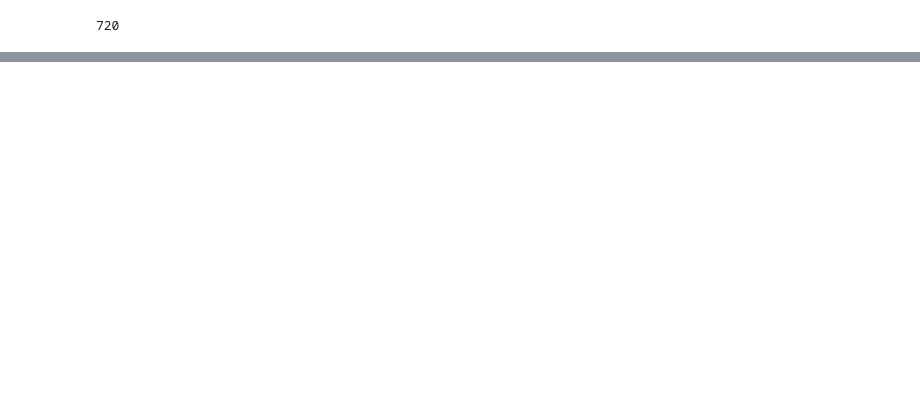
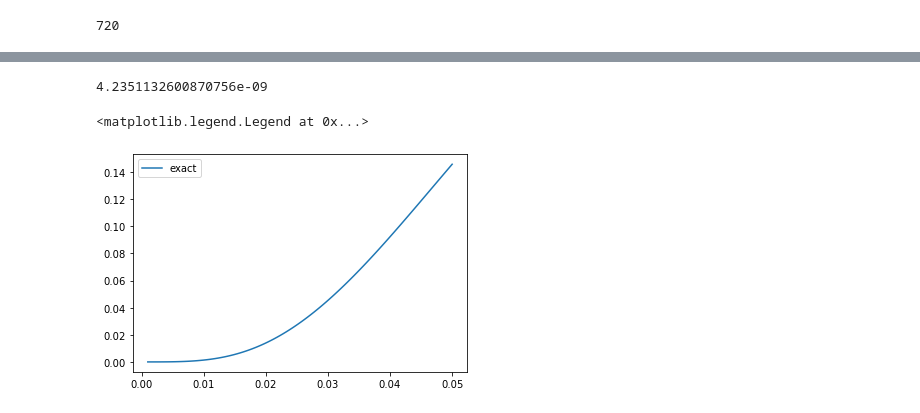
Before and after one commit to paviudes/chflow, a Jupyter notebook: src/uncorr.ipynb, the cells around one changed output, grey strips where cells are left out. Saved outputs shown, nothing was run; the diff lists cells and outputs as text; code cells hidden in the pictures; blank space fills up the shorter version.

```diff
--- a/src/uncorr.ipynb
+++ b/src/uncorr.ipynb
@@ -104,0 +475,33 @@ pvec[tls_order] = [4.53009689e-13].
+# %%
+Ec_trivialdec = qc.GetOperatorsForLSTIndex(qcode,range(nstabs*nstabs))
+Ec_minwt = qc.GetOperatorsForLSTIndex(qcode,indices[0])
+# %%
+poly_l2 = {}
+for P in Ec_minwt:
+    polyP = multiplyListPols(list(map(lambda i : poly_logs[i],P)))
+    poly_l2 = addPols(poly_l2,polyP)
+# %%
+def calculate_uncorr_l2(p,nqubits,poly_l2,threshold = None):
+    l2_contr = 0
+    if threshold is not None:
+        poly_l2 = dict(((a,b),value) for (a,b), value in poly_l2.items() if b <= threshold)
+    for (a,b) in poly_l2:
+        l2_contr += np.power(1-p,a)*np.power(p/3,b)*poly_l2[(a,b)]
+    return 1-l2_contr
+# %%
+p = 0.001
+uncorr = calculate_uncorr_l2(p,qcode.N,poly_l2)
+print(uncorr)
+# %% [output]
+4.2351132600870756e-09
+# %%
+import matplotlib.pyplot as plt
+xaxis = np.linspace(1e-3,5e-2,100)
+yaxis = [calculate_uncorr_l2(p,qcode.N,poly_l2) for p in xaxis]
+yaxis_trunc = [calculate_uncorr_l2(p,qcode.N,poly_l2,4) for p in xaxis]
+plt.plot(xaxis,yaxis,label="exact")
+#plt.plot(xaxis,yaxis_trunc,label="truncated")
+plt.legend()
+# %% [output]
+<matplotlib.legend.Legend at 0x...>
+[figure, added]
```
Also changed, not shown: parts of 43 cells of this notebook, 6 other files.
